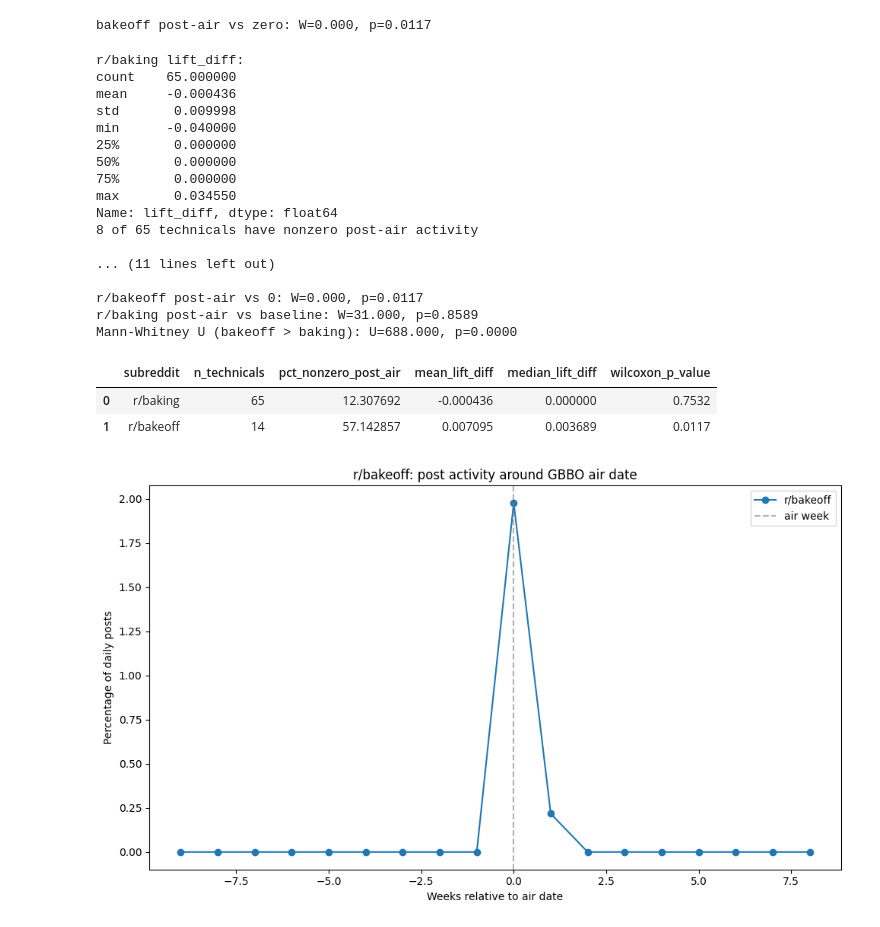
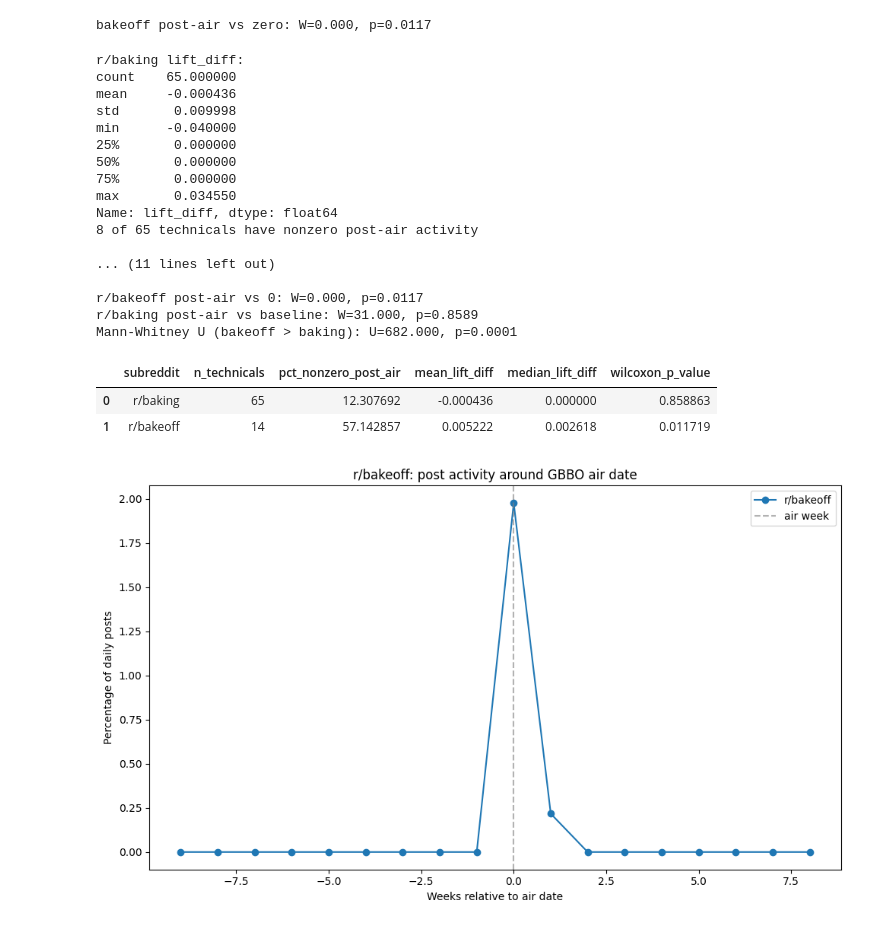
Before and after one commit to rachelavice/bakeoff_effect, a Jupyter notebook: notebooks/r-bakeoff-reddit-post-analysis.ipynb, the cells around one changed output. Saved outputs shown, nothing was run; the diff lists cells and outputs as text; code cells hidden in the pictures.

Commit message:
Update r-bakeoff-reddit-post-analysis.ipynb
updated hard coded p-values

```diff
--- a/notebooks/r-bakeoff-reddit-post-analysis.ipynb
+++ b/notebooks/r-bakeoff-reddit-post-analysis.ipynb
@@ -288,8 +288,8 @@ print(f"bakeoff post-air vs zero: W={w_stat:.3f}, p={w_p:.4f}")
 # %% [output]
 bakeoff post-air vs zero: W=0.000, p=0.0117
 # %%
-baking_lift = pd.read_csv('/Users/rachelvice/Development/Lede/Projects/bakeoff_effect/data/baking_lift.csv')
-bakeoff_lift = pd.read_csv('/Users/rachelvice/Development/Lede/Projects/bakeoff_effect/data/bakeoff_lift.csv')
+baking_lift = pd.read_csv('/Users/rachelvice/Development/Lede/Projects/bakeoff_effect/data/complete/baking_lift.csv')
+bakeoff_lift = pd.read_csv('/Users/rachelvice/Development/Lede/Projects/bakeoff_effect/data/complete/bakeoff_lift.csv')
 
 print("r/baking lift_diff:")
 print(baking_lift['lift_diff'].describe())
@@ -331,31 +331,31 @@ Name: lift_diff, dtype: float64
 
 r/bakeoff post-air vs 0: W=0.000, p=0.0117
 r/baking post-air vs baseline: W=31.000, p=0.8589
-Mann-Whitney U (bakeoff > baking): U=688.000, p=0.0000
+Mann-Whitney U (bakeoff > baking): U=682.000, p=0.0001
 # %%
 results_summary = pd.DataFrame({
     'subreddit': ['r/baking', 'r/bakeoff'],
     'n_technicals': [len(baking_lift), len(bakeoff_lift)],
     'pct_nonzero_post_air': [
         (baking_lift['post_air_share'] > 0).mean() * 100,
         (bakeoff_lift['post_air_share'] > 0).mean() * 100
     ],
     'mean_lift_diff': [
         baking_lift['lift_diff'].mean(),
         bakeoff_lift['lift_diff'].mean()
     ],
     'median_lift_diff': [
         baking_lift['lift_diff'].median(),
         bakeoff_lift['lift_diff'].median()
     ],
-    'wilcoxon_p_value': [0.7532, 0.0117],  # from your post-air vs baseline/zero tests
+    'wilcoxon_p_value': [p_baking, p_bakeoff],  # from post-air vs baseline/zero tests
 })
 
 results_summary
 # %% [output]
 |  | subreddit | n_technicals | pct_nonzero_post_air | mean_lift_diff | median_lift_diff | wilcoxon_p_value |
-| 0 | r/baking | 65 | 12.307692 | -0.000436 | 0.000000 | 0.7532 |
-| 1 | r/bakeoff | 14 | 57.142857 | 0.007095 | 0.003689 | 0.0117 |
+| 0 | r/baking | 65 | 12.307692 | -0.000436 | 0.000000 | 0.858863 |
+| 1 | r/bakeoff | 14 | 57.142857 | 0.005222 | 0.002618 | 0.011719 |
 # %%
 results_summary.to_csv('reddit_results_summary_data.csv')
 # %%
```
